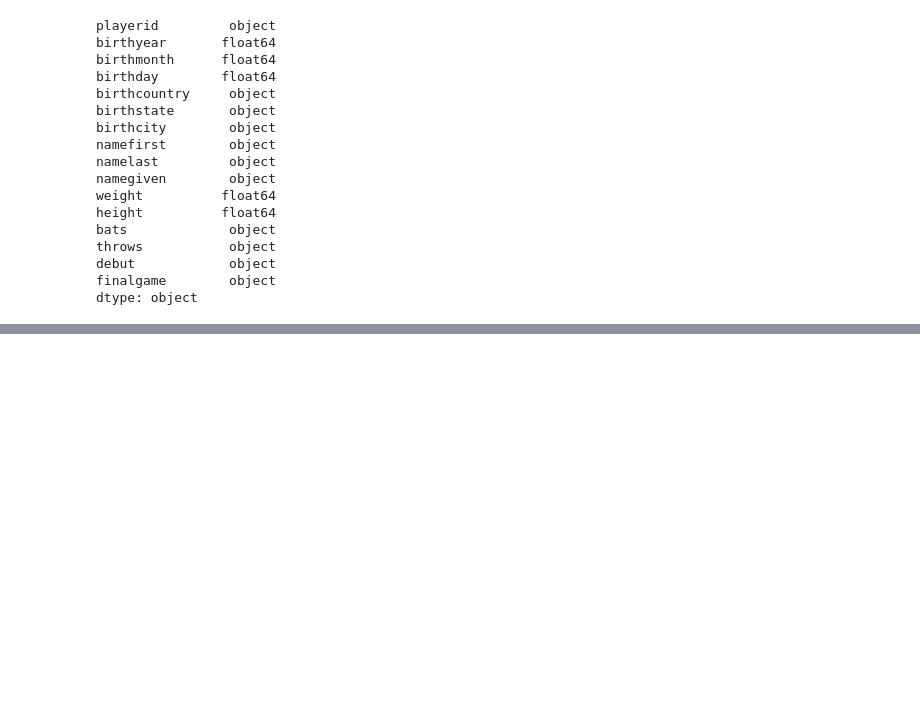
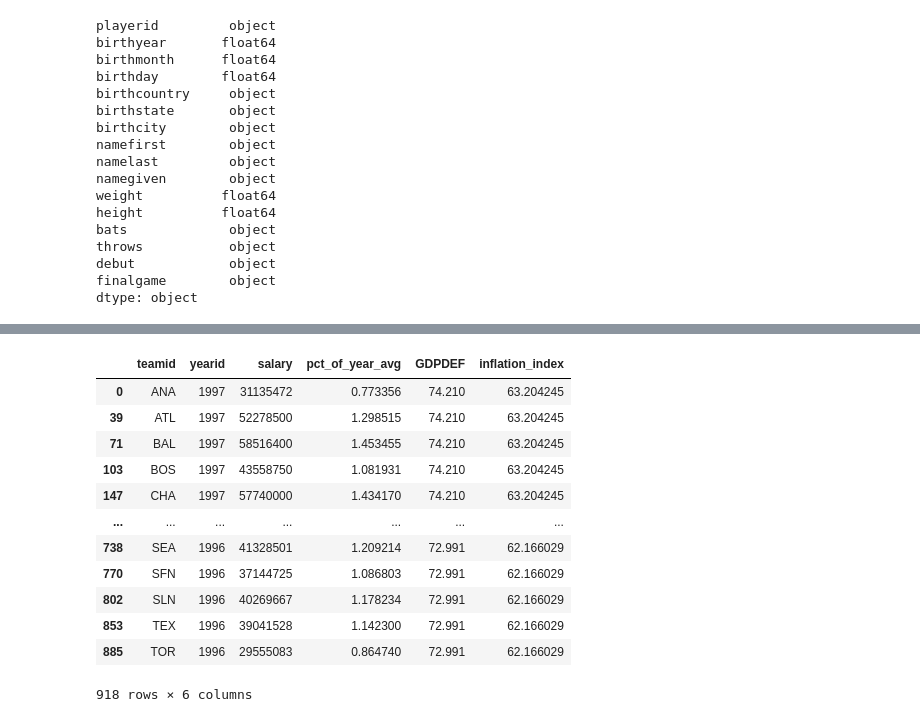
Before and after one commit to eric-spoerner/just_baseball_things, a Jupyter notebook: exploratory_analysis.ipynb, the cells around one changed output, grey strips where cells are left out. Saved outputs shown, nothing was run; the diff lists cells and outputs as text; code cells hidden in the pictures; blank space fills up the shorter version.

```diff
--- a/exploratory_analysis.ipynb
+++ b/exploratory_analysis.ipynb
@@ -289,0 +478,3 @@ print("Payroll df import complete.")
+# %%
+inflation_df = inflation_df.loc[inflation_df['date_fixed'].dt.month == 4]
+inflation_df
@@ -289,0 +552,17 @@ print("Payroll df import complete.")
+# %%
+payroll_inflation_df = payroll_df.merge(right=inflation_df, how='inner', left_on='yearid', right_index=True)
+payroll_inflation_df
+# %% [output]
+|  | teamid | yearid | salary | pct_of_year_avg | GDPDEF | inflation_index |
+| 0 | ANA | 1997 | 31135472 | 0.773356 | 74.210 | 63.204245 |
+| 39 | ATL | 1997 | 52278500 | 1.298515 | 74.210 | 63.204245 |
+| 71 | BAL | 1997 | 58516400 | 1.453455 | 74.210 | 63.204245 |
+| 103 | BOS | 1997 | 43558750 | 1.081931 | 74.210 | 63.204245 |
+| 147 | CHA | 1997 | 57740000 | 1.434170 | 74.210 | 63.204245 |
+| ... | ... | ... | ... | ... | ... | ... |
+| 738 | SEA | 1996 | 41328501 | 1.209214 | 72.991 | 62.166029 |
+| 770 | SFN | 1996 | 37144725 | 1.086803 | 72.991 | 62.166029 |
+| 802 | SLN | 1996 | 40269667 | 1.178234 | 72.991 | 62.166029 |
+| 853 | TEX | 1996 | 39041528 | 1.142300 | 72.991 | 62.166029 |
+| 885 | TOR | 1996 | 29555083 | 0.864740 | 72.991 | 62.166029 |
+918 rows × 6 columns
```
Also changed, not shown: parts of 28 cells of this notebook.
